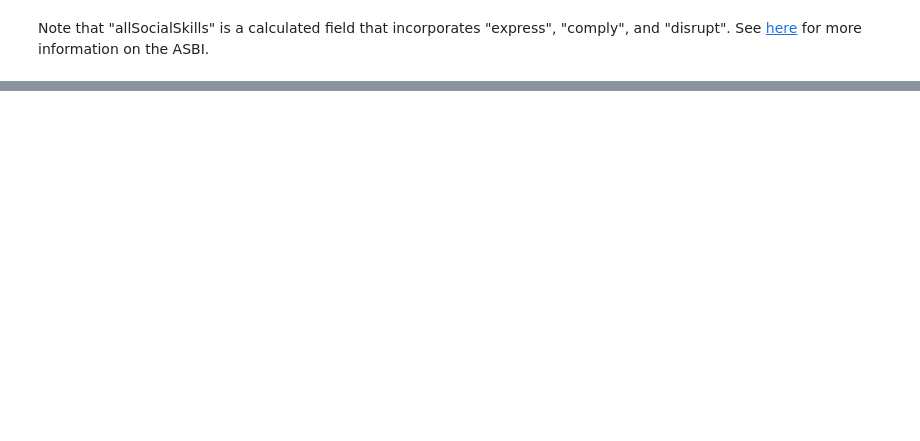
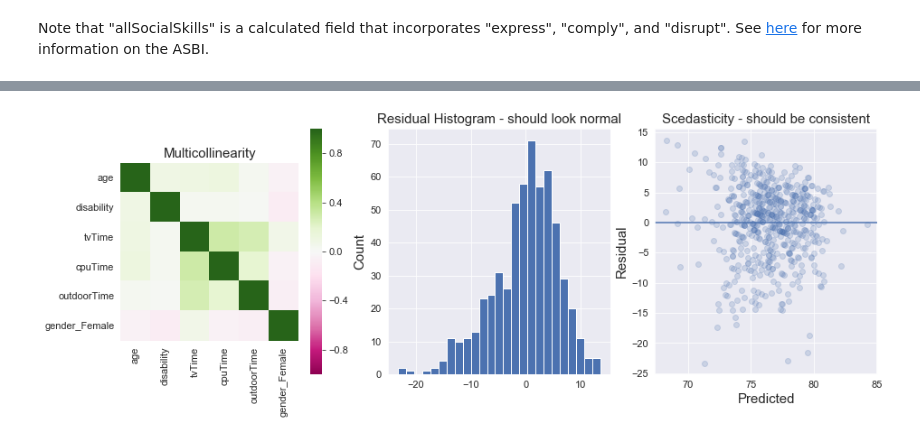
Before and after one commit to conditg/predicting-disruption, a Jupyter notebook: PredictingDisruption.ipynb, the cells around one changed output, grey strips where cells are left out. Cells and saved outputs as stored; diff of their text form; code cells hidden in the pictures; blank space fills up the shorter version.

```diff
--- a/PredictingDisruption.ipynb
+++ b/PredictingDisruption.ipynb
@@ -77,0 +81,9 @@ plt.show()
+# %%
+#Demonstrate their relationship with a linear regression model that will be nearly perfect
+regr = linear_model.LinearRegression()
+x = df[['express', 'comply', 'disrupt']]
+y = df.allSocialSkills
+regr.fit(x,y)
+scores = cross_val_score(regr,x,y,cv=10)
+print("Fold Scores: ",scores)
+print("\nAverage Score: ",np.mean(scores))
@@ -77,0 +104,3 @@ plt.show()
+# %%
+df = pd.get_dummies(df, columns=['gender', 'mothersEdu'])
+df.head()
@@ -77,0 +116,9 @@ plt.show()
+# %%
+lass = linear_model.Lasso(alpha=.1)
+x = df[['age', 'disability', 'meetStReqs', 'meetPhysReqs', 'tvTime',
+       'cpuTime', 'outdoorTime', 'gender_Female', 'gender_Male',
+       'mothersEdu_1', 'mothersEdu_2', 'mothersEdu_3']]
+y = df.allSocialSkills
+lass.fit(x,y)
+print("Chosen coefficients (features with zero can be removed):")
+display([(x.columns[i],lass.coef_[i]) for i in range(len(x.columns))])
@@ -77,0 +176,26 @@ plt.show()
+# %%
+#Let's check how our output looks:
+x = df[['age', 'disability', 'tvTime',
+       'cpuTime', 'outdoorTime', 'gender_Female']]
+
+regr.fit(x,y)
+pred = cross_val_predict(regr,x,y,cv=5)
+residual = y - pred
+
+plt.figure(figsize=[15,5])
+plt.subplot(131)
+plt.title('Multicollinearity')
+sns.heatmap(x.corr(), vmin = -1,square=True, cmap="PiYG")
+plt.subplot(132)
+plt.hist(residual, bins=25)
+plt.title('Residual Histogram - should look normal')
+plt.ylabel('Count')
+plt.subplot(133)
+plt.scatter(pred, residual, alpha=.2)
+plt.xlabel('Predicted')
+plt.ylabel('Residual')
+plt.axhline(y=0)
+plt.title('Scedasticity - should be consistent')
+plt.show()
+# %% [output]
+[figure, added]
```
Also changed, not shown: parts of 35 cells of this notebook.
